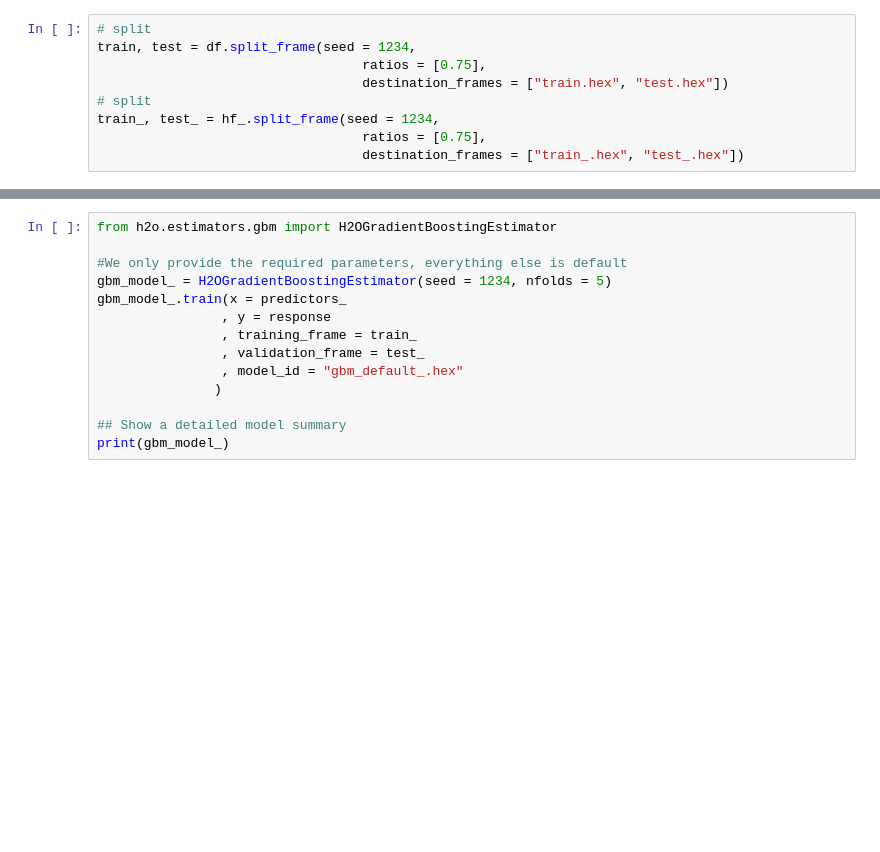
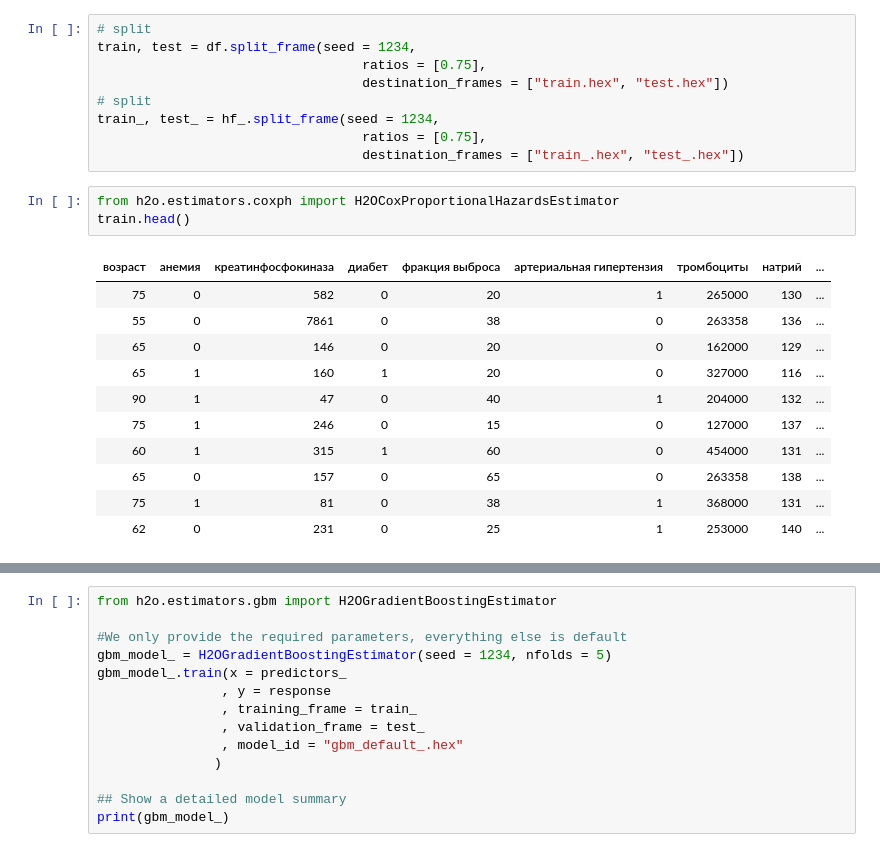
Before and after one commit to AlexAlexeyuk/AlexAlexeyuk, a Jupyter notebook: HF_Prediction_H2O.ipynb, the cells around one changed output, grey strips where cells are left out. Cells and saved outputs as stored; diff of their text form; blank space fills up the shorter version.

```diff
--- a/HF_Prediction_H2O.ipynb
+++ b/HF_Prediction_H2O.ipynb
@@ -157,3 +157,18 @@ train, test = df.split_frame(seed = 1234,
 train_, test_ = hf_.split_frame(seed = 1234,
                                   ratios = [0.75],
                                   destination_frames = ["train_.hex", "test_.hex"])
+# %%
+from h2o.estimators.coxph import H2OCoxProportionalHazardsEstimator
+train.head()
+# %% [output]
+| возраст | анемия | креатинфосфокиназа | диабет | фракция выброса | артериальная гипертензия | тромбоциты | натрий | ... |
+| 75 | 0 | 582 | 0 | 20 | 1 | 265000 | 130 | ... |
+| 55 | 0 | 7861 | 0 | 38 | 0 | 263358 | 136 | ... |
+| 65 | 0 | 146 | 0 | 20 | 0 | 162000 | 129 | ... |
+| 65 | 1 | 160 | 1 | 20 | 0 | 327000 | 116 | ... |
+| 90 | 1 | 47 | 0 | 40 | 1 | 204000 | 132 | ... |
+| 75 | 1 | 246 | 0 | 15 | 0 | 127000 | 137 | ... |
+| 60 | 1 | 315 | 1 | 60 | 0 | 454000 | 131 | ... |
+| 65 | 0 | 157 | 0 | 65 | 0 | 263358 | 138 | ... |
+| 75 | 1 | 81 | 0 | 38 | 1 | 368000 | 131 | ... |
+| 62 | 0 | 231 | 0 | 25 | 1 | 253000 | 140 | ... |
```
Also changed, not shown: parts of 8 cells of this notebook.
